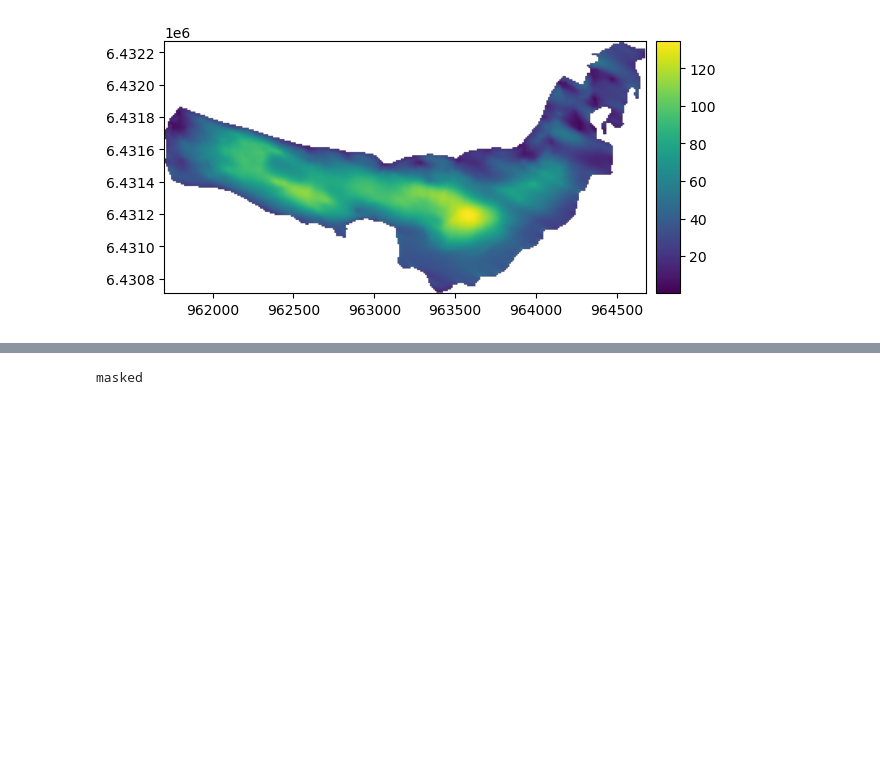
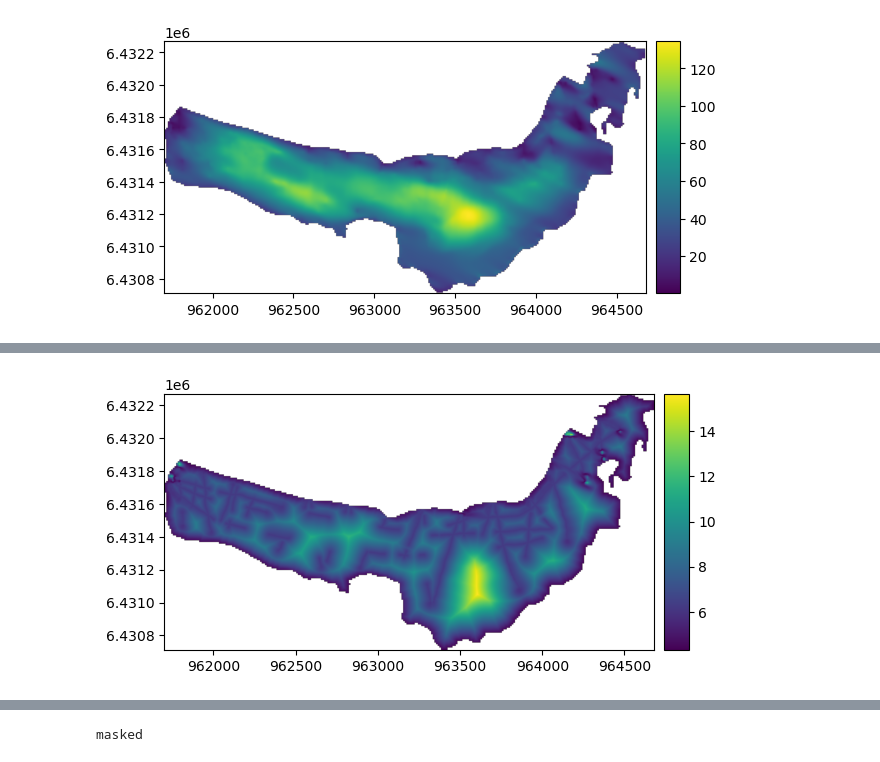
Before and after one commit to christopheogier/bonne_pierre_hydraulic_barriers, a Jupyter notebook: notebooks/DEM_handling.ipynb, the cells around one changed output, grey strips where cells are left out. Cells and saved outputs as stored; diff of their text form; code cells hidden in the pictures; blank space fills up the shorter version.

```diff
--- a/notebooks/DEM_handling.ipynb
+++ b/notebooks/DEM_handling.ipynb
@@ -87,0 +107,4 @@ Lower right corner:   964681.0, 6432269.0
+# %%
+bed_err_all_plus.plot()
+# %% [output]
+[figure, added]
```
Also changed, not shown: parts of 13 cells of this notebook, 4 other files.
